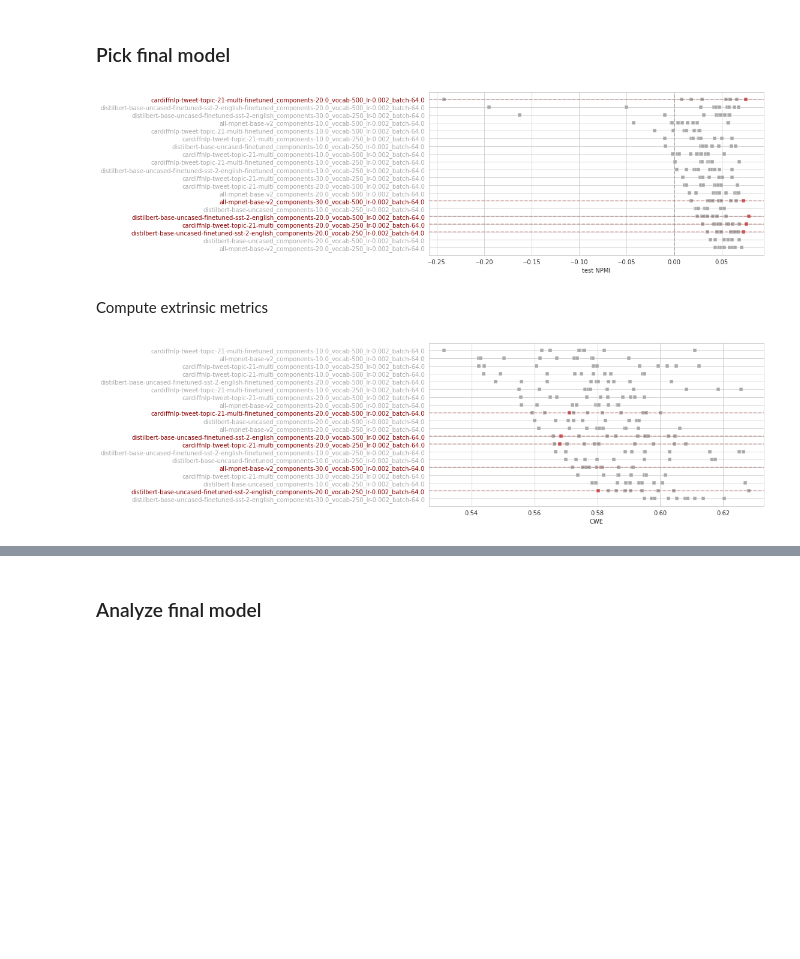
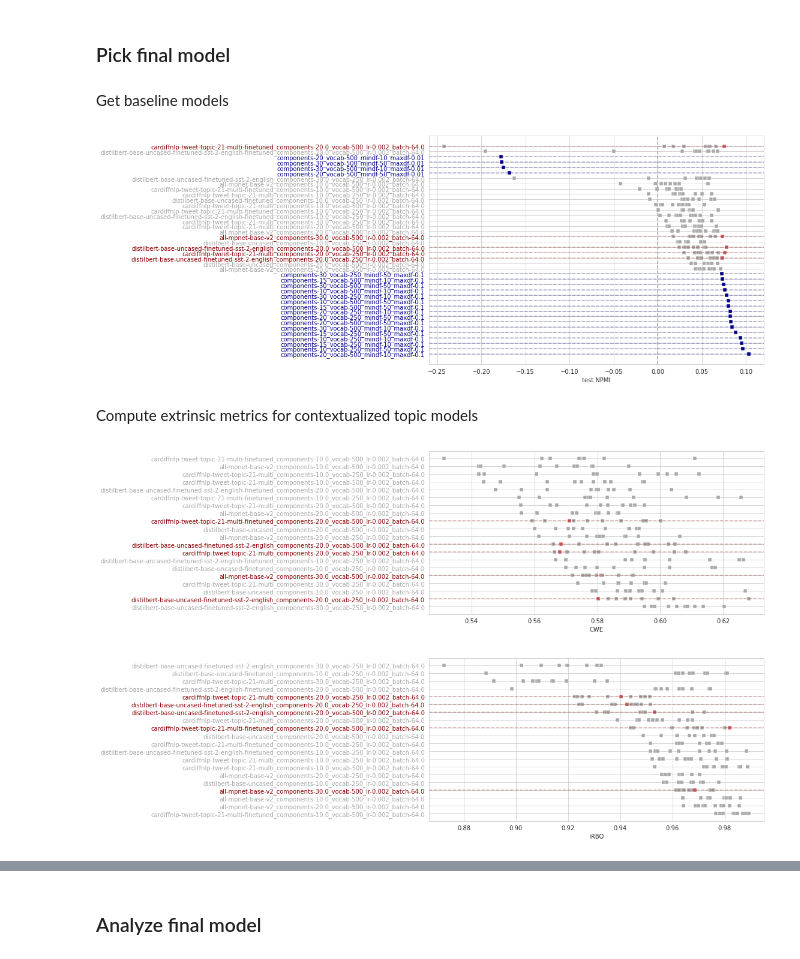
Before and after one commit to rbroc/eucomm-twitter, a Jupyter notebook: process_data.ipynb, the cells around one changed output, grey strips where cells are left out. Saved outputs shown, nothing was run; the diff lists cells and outputs as text; code cells hidden in the pictures; blank space fills up the shorter version.

```diff
--- a/process_data.ipynb
+++ b/process_data.ipynb
@@ -322,4 +331,2 @@ Now fitting and saving these models through `fit_topic_final.py`
 # %%
-topic_perf = pd.read_json('logs/topic/performances_final.jsonl',
-                          orient='records',
-                          lines=True)
+topic_perf = _load_and_process_performances('logs/topic/performances_final.jsonl')
@@ -338,42 +333,82 @@ topic_perf['rbo_rank'] = topic_perf.index
+# %% [markdown]
+Get baseline models
+# %%
+baselines = pd.read_json('logs/baselines/performances.jsonl',
+                         orient='records',
+                         lines=True)
+baselines = baselines.pivot(index='name', columns='split', values='score').reset_index().rename({'train': 'train_npmi_10',
+                                                                                                   'val': 'val_npmi_10',
+                                                                                                   'test': 'test_npmi_10'}, axis=1)
+baselines['unique_id'] = baselines['name']
+baselines['top_npmi'] = 2
+baselines = baselines.sort_values(by='test_npmi_10', ascending=False).head(n=20)
+topic_perf = pd.concat([baselines, topic_perf], ignore_index=True)
+# %%
+sns.set_style('whitegrid')
+fig, ax = plt.subplots(figsize=(10,7))
+plt.axvline(0, linestyle='--', color='darkgrey')
+sns.scatterplot(data=topic_perf.sort_values(by='test_npmi_10'),
+                y='unique_id', x=f'test_npmi_10',
+                hue='top_npmi',
+                legend=False,
+                palette=['darkgrey', 'indianred', 'darkblue'],
+                marker='s')
+best_names = topic_perf.sort_values(by='test_npmi_10')[topic_perf['top_npmi']==1].unique_id.tolist()
+baselines = topic_perf.sort_values(by='test_npmi_10')[topic_perf['top_npmi']==2].unique_id.tolist()
+label_cols = []
+for model_n in topic_perf.sort_values(by='test_npmi_10')["unique_id"].unique():
+    if model_n in best_names:
+        label_cols.append("darkred")
+    elif model_n in baselines:
+        label_cols.append("darkblue")
+    else:
+        label_cols.append("darkgrey")
+[t.set_color(label_cols[i]) for i, t in enumerate(ax.yaxis.get_ticklabels())]
+for v in best_names:
+    plt.axhline(v, color='darkred', linestyle='--', alpha=.3)
+for b in baselines:
+    plt.axhline(b, color='darkblue', linestyle='--', alpha=.3)
+plt.xlabel('test NPMI')
+plt.ylabel('')
+plt.show()
+# %% [output]
+[figure, added]
+# %% [markdown]
+Compute extrinsic metrics for contextualized topic models
 # %%
-sns.set_style('whitegrid')
 fig, ax = plt.subplots(figsize=(10,5))
-plt.axvline(0, linestyle='--', color='darkgrey')
-sns.scatterplot(data=topic_perf.sort_values(by='test_npmi_10'),
-                y='unique_id', x=f'test_npmi_10',
+sns.scatterplot(data=topic_perf.sort_values(by='cwe_10'),
+                y='unique_id', x=f'cwe_10',
                 hue='top_npmi',
                 legend=False,
-                palette=['darkgrey', 'indianred'],
+                palette=['darkgrey', 'indianred', 'darkblue'],
                 marker='s')
 best_names = topic_perf.sort_values(by='test_npmi_10')[topic_perf['top_npmi']==1].unique_id.tolist()
 label_cols = ["darkred" if model_n in best_names else 'darkgrey'
-              for model_n in topic_perf.sort_values(by='test_npmi_10')["unique_id"].unique()]
+              for model_n in topic_perf.sort_values(by='cwe_10')["unique_id"].unique()]
 [t.set_color(label_cols[i]) for i, t in enumerate(ax.yaxis.get_ticklabels())]
 for v in best_names:
     plt.axhline(v, color='darkred', linestyle='--', alpha=.3)
-plt.xlabel('test NPMI')
+plt.xlabel('CWE')
 plt.ylabel('')
 plt.show()
 # %% [output]
-[figure, old version]
+[figure, new version]
-# %% [markdown]
-Compute extrinsic metrics
 # %%
 fig, ax = plt.subplots(figsize=(10,5))
-sns.scatterplot(data=topic_perf.sort_values(by='cwe_10'),
-                y='unique_id', x=f'cwe_10',
-                hue='top_npmi',
-                legend=False,
-                palette=['darkgrey', 'indianred'],
+sns.scatterplot(data=topic_perf.sort_values(by='rbo_10'),
+                y='unique_id', x=f'rbo_10',
+                hue='top_npmi', legend=False,
+                palette=['darkgrey', 'indianred', 'darkblue'],
                 marker='s')
 best_names = topic_perf.sort_values(by='test_npmi_10')[topic_perf['top_npmi']==1].unique_id.tolist()
 label_cols = ["darkred" if model_n in best_names else 'darkgrey'
-              for model_n in topic_perf.sort_values(by='cwe_10')["unique_id"].unique()]
+              for model_n in topic_perf.sort_values(by='rbo_10')["unique_id"].unique()]
 [t.set_color(label_cols[i]) for i, t in enumerate(ax.yaxis.get_ticklabels())]
 for v in best_names:
     plt.axhline(v, color='darkred', linestyle='--', alpha=.3)
-plt.xlabel('CWE')
+plt.xlabel('iRBO')
 plt.ylabel('')
 plt.show()
 # %% [output]
-[figure, old version]
+[figure, new version]
```
Also changed, not shown: parts of 49 cells of this notebook, 3 other files.
